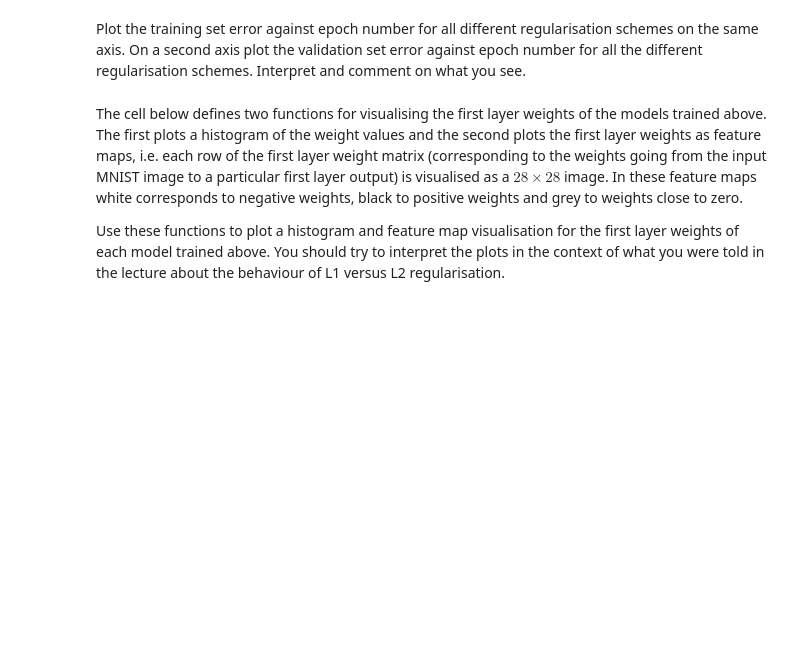
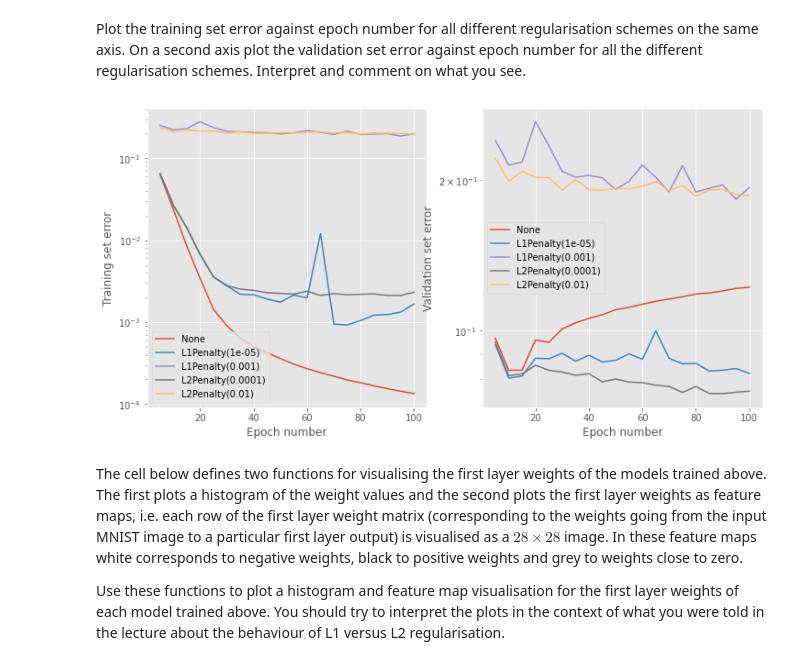
Before and after one commit to falloncandra/mlpractical, a Jupyter notebook: notebooks/05_Non-linearities_and_regularisation.ipynb, the cells around one changed output. Saved outputs shown, nothing was run; the diff lists cells and outputs as text; code cells hidden in the pictures; blank space fills up the shorter version.

```diff
--- a/notebooks/05_Non-linearities_and_regularisation.ipynb
+++ b/notebooks/05_Non-linearities_and_regularisation.ipynb
@@ -263,5 +462,55 @@ For each regularisation scheme, train the model for 100 epochs with a batch size
 # %% [markdown]
 Plot the training set error against epoch number for all different regularisation schemes on the same axis. On a second axis plot the validation set error against epoch number for all the different regularisation schemes. Interpret and comment on what you see.
+# %%
+# import matplotlib.pyplot as plt
+# %matplotlib inline
+# plt.style.use('ggplot')
+
+# fig = plt.figure(figsize=(12, 6))
+# ax1 = fig.add_subplot(1, 2, 1)
+# ax2 = fig.add_subplot(1, 2, 2)
+
+# for weight_penalty, run in run_info.items():
+#     stats,  keys, run_time = run
+#     ax1.plot(np.arange(1, stats.shape[0]) * stats_interval,
+#              stats[1:, keys['error(train)']], label=str(weight_penalty))
+#     ax2.plot(np.arange(1, stats.shape[0]) * stats_interval,
+#             stats[1:, keys['error(valid)']], label=str(weight_penalty))
+
+# ax1.legend(loc=0)
+# ax1.set_xlabel('Epoch number')
+# ax1.set_ylabel('Training set error')
+# ax1.set_yscale('log')
+
+# ax2.legend(loc=0)
+# ax2.set_xlabel('Epoch number')
+# ax2.set_ylabel('Validation set error')
+# ax2.set_yscale('log')
+
+
+import matplotlib.pyplot as plt
+%matplotlib inline
+plt.style.use('ggplot')
+
+fig = plt.figure(figsize=(12, 6))
+ax1 = fig.add_subplot(1, 2, 1)
+ax2 = fig.add_subplot(1, 2, 2)
+for weight_penalty, run in run_info.items():
+    stats, keys, run_time = run
+    ax1.plot(np.arange(1, stats.shape[0]) * stats_interval,
+             stats[1:, keys['error(train)']], label=str(weight_penalty))
+    ax2.plot(np.arange(1, stats.shape[0]) * stats_interval,
+             stats[1:, keys['error(valid)']], label=str(weight_penalty))
+ax1.legend(loc=0)
+ax1.set_xlabel('Epoch number')
+ax1.set_ylabel('Training set error')
+ax1.set_yscale('log')
+ax2.legend(loc=0)
+ax2.set_xlabel('Epoch number')
+ax2.set_ylabel('Validation set error')
+ax2.set_yscale('log')
+# %% [output]
+[figure, added]
 # %% [markdown]
 The cell below defines two functions for visualising the first layer weights of the models trained above. The first plots a histogram of the weight values and the second plots the first layer weights as feature maps, i.e. each row of the first layer weight matrix (corresponding to the weights going from the input MNIST image to a particular first layer output) is visualised as a $28\times 28$ image. In these feature maps white corresponds to negative weights, black to positive weights and grey to weights close to zero.
 
```
Also changed, not shown: parts of 6 cells of this notebook, 1 other file.
